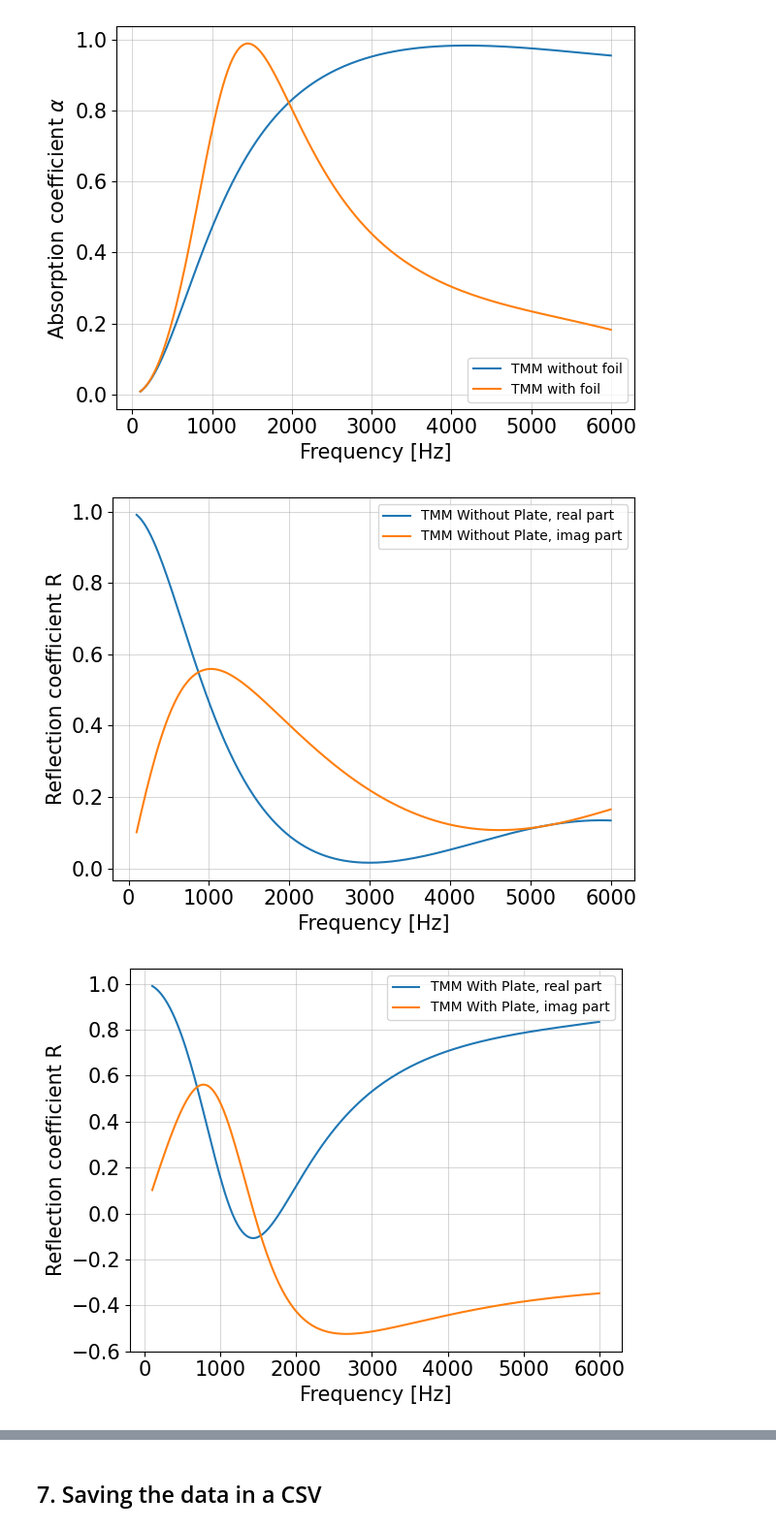
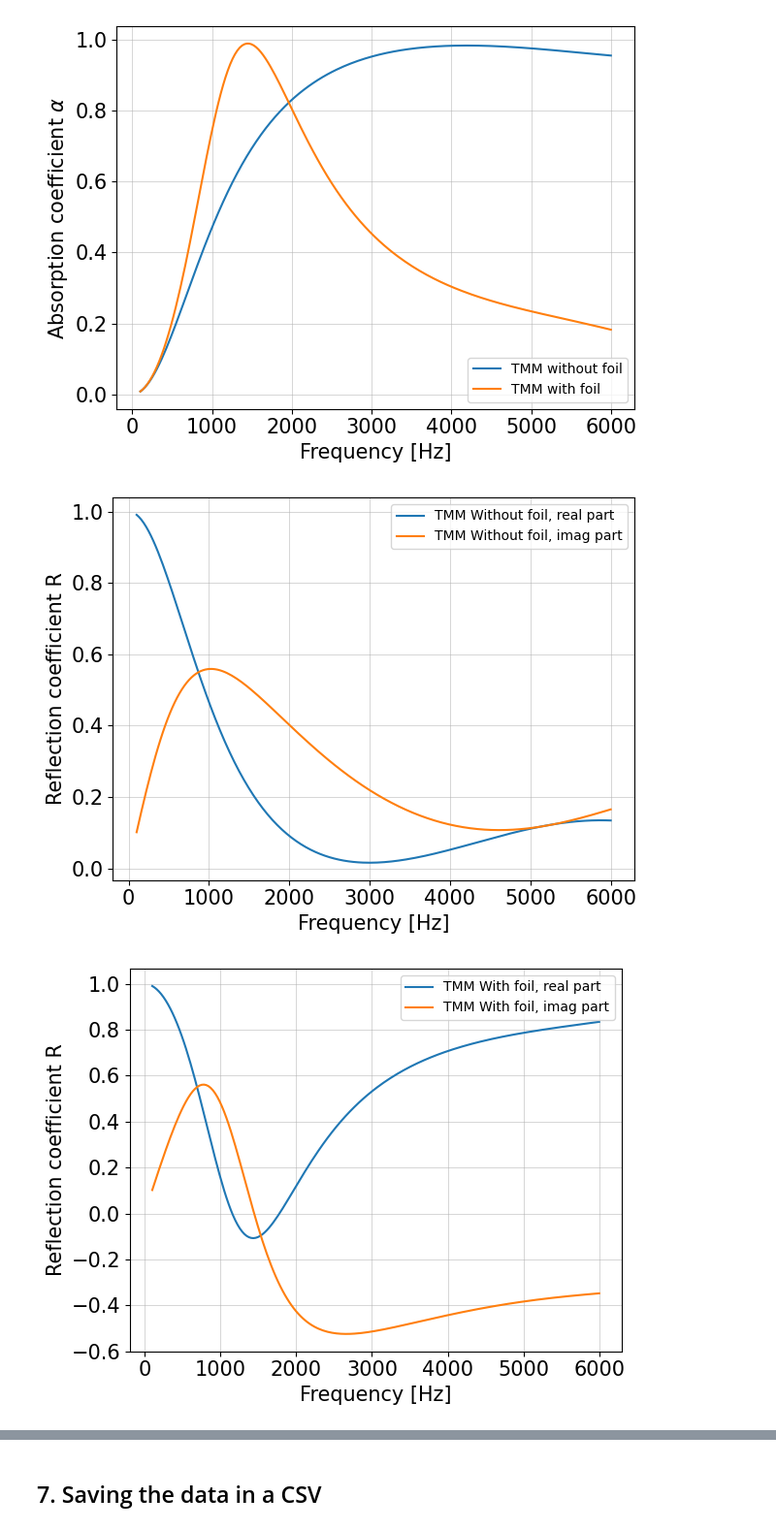
Before and after one commit to XDJuanDC/Acoustics, a Jupyter notebook: TMM_JCAL.ipynb, the cells around one changed output, grey strips where cells are left out. Shown: that part at 97% size. Cells and saved outputs as stored; diff of their text form; code cells hidden in the pictures.

```diff
--- a/TMM_JCAL.ipynb
+++ b/TMM_JCAL.ipynb
@@ -144,10 +144,10 @@ plt.show()
 # %% [output]
 [figure]
 # %%
-#### Without plate
+#### Without foil
 
-plt.plot(FreqList, B1List[0].real, label = "TMM Without Plate, real part")
-plt.plot(FreqList, B1List[0].imag, label = "TMM Without Plate, imag part")
+plt.plot(FreqList, B1List[0].real, label = "TMM Without foil, real part")
+plt.plot(FreqList, B1List[0].imag, label = "TMM Without foil, imag part")
 # Title and info
 size = 15 # Font size
 plt.xlabel("Frequency [Hz]", fontsize=size)
@@ -160,36 +160,36 @@ plt.tick_params(axis='both', labelsize=size)
 
 # Grid
 plt.grid(True, which='major', linestyle='-', linewidth=0.75, alpha=0.5)
 plt.grid(True, which='minor', linestyle=':', linewidth=0.75 , alpha=0.5)
 plt.legend(fontsize=size)
 
 plt.legend()
 plt.tight_layout()
 plt.show()
 
-#### With plate
+#### With foil
 
-plt.plot(FreqList, B1List[1].real, label = "TMM With Plate, real part")
-plt.plot(FreqList, B1List[1].imag, label = "TMM With Plate, imag part")
+plt.plot(FreqList, B1List[1].real, label = "TMM With foil, real part")
+plt.plot(FreqList, B1List[1].imag, label = "TMM With foil, imag part")
 # Title and info
 size = 15 # Font size
 plt.xlabel("Frequency [Hz]", fontsize=size)
 plt.ylabel(r"Reflection coefficient R", fontsize=size)
 plt.tick_params(axis='both', labelsize=size)
 #plt.xscale("log") # This line changes the scale of the x axis
 #plt.xlim(100,10e3)
 
 #plt.title("Reflection coefficient obtained using TMM", fontsize=size) # Plot title
 
 # Grid
 plt.grid(True, which='major', linestyle='-', linewidth=0.75, alpha=0.5)
 plt.grid(True, which='minor', linestyle=':', linewidth=0.75 , alpha=0.5)
 plt.legend(fontsize=size)
 
 plt.legend()
 plt.tight_layout()
 plt.show()
 # %% [output]
-[figure, old version]
+[figure, new version]
-[figure, old version]
+[figure, new version]
 # %%
```
Also changed, not shown: parts of 6 cells of this notebook.
